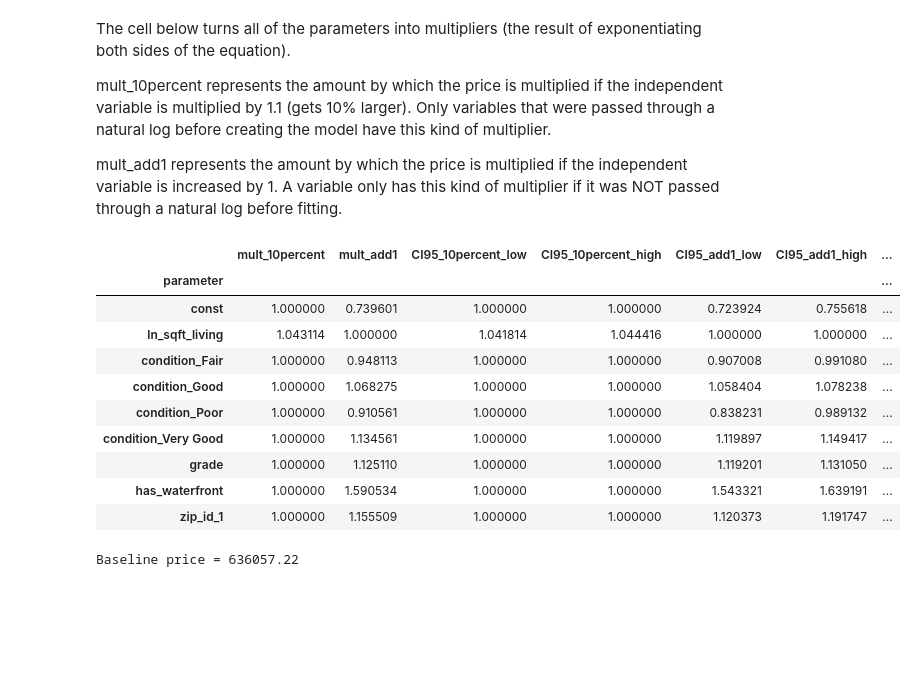
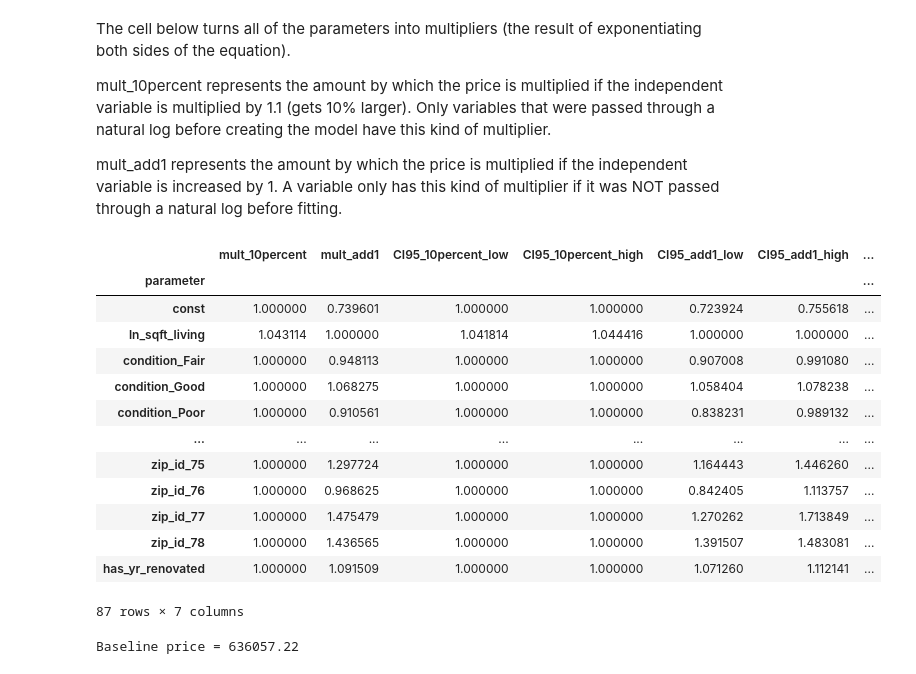
Before and after one commit to daviderics/KC-House-Sales-Phase-2-Project, a Jupyter notebook: student.ipynb, the cells around one changed output. Saved outputs shown, nothing was run; the diff lists cells and outputs as text; code cells hidden in the pictures; blank space fills up the shorter version.

```diff
--- a/student.ipynb
+++ b/student.ipynb
@@ -839,33 +839,36 @@ mult_add1 represents the amount by which the price is multiplied if the independ
 # %%
 df_results = pd.DataFrame({'parameter': [par for par in results.params.index],\
                            'mult_10percent': [1.1**results.params[par] if par[0:3] == 'ln_' else 1 \
                                               for par in results.params.index],\
                            'mult_add1': [np.exp(results.params[par]) if par[0:3] != 'ln_' else 1 \
                                          for par in results.params.index],\
                            'CI95_10percent_low':[1.1**(results.params[par]-2*np.sqrt(results.cov_params()[par][par])) \
                                                  if par[0:3] == 'ln_' else 1 for par in results.params.index],\
                            'CI95_10percent_high':[1.1**(results.params[par]+2*np.sqrt(results.cov_params()[par][par])) \
                                                   if par[0:3] == 'ln_' else 1 for par in results.params.index],\
                            'CI95_add1_low':[np.exp(results.params[par]-2*np.sqrt(results.cov_params()[par][par])) \
                                             if par[0:3] != 'ln_' else 1 for par in results.params.index],\
                            'CI95_add1_high':[np.exp(results.params[par]+2*np.sqrt(results.cov_params()[par][par])) \
                                             if par[0:3] != 'ln_' else 1 for par in results.params.index],\
                            'p-value':[results.pvalues[par] for par in results.params.index]}
                           )
 df_results.set_index('parameter', inplace=True)
-df_results[0:9]
+df_results
 # %% [output]
 |  | mult_10percent | mult_add1 | CI95_10percent_low | CI95_10percent_high | CI95_add1_low | CI95_add1_high | ... |
 | parameter |  |  |  |  |  |  | ... |
 | const | 1.000000 | 0.739601 | 1.000000 | 1.000000 | 0.723924 | 0.755618 | ... |
 | ln_sqft_living | 1.043114 | 1.000000 | 1.041814 | 1.044416 | 1.000000 | 1.000000 | ... |
 | condition_Fair | 1.000000 | 0.948113 | 1.000000 | 1.000000 | 0.907008 | 0.991080 | ... |
 | condition_Good | 1.000000 | 1.068275 | 1.000000 | 1.000000 | 1.058404 | 1.078238 | ... |
 | condition_Poor | 1.000000 | 0.910561 | 1.000000 | 1.000000 | 0.838231 | 0.989132 | ... |
-| condition_Very Good | 1.000000 | 1.134561 | 1.000000 | 1.000000 | 1.119897 | 1.149417 | ... |
-| grade | 1.000000 | 1.125110 | 1.000000 | 1.000000 | 1.119201 | 1.131050 | ... |
-| has_waterfront | 1.000000 | 1.590534 | 1.000000 | 1.000000 | 1.543321 | 1.639191 | ... |
-| zip_id_1 | 1.000000 | 1.155509 | 1.000000 | 1.000000 | 1.120373 | 1.191747 | ... |
+| ... | ... | ... | ... | ... | ... | ... | ... |
+| zip_id_75 | 1.000000 | 1.297724 | 1.000000 | 1.000000 | 1.164443 | 1.446260 | ... |
+| zip_id_76 | 1.000000 | 0.968625 | 1.000000 | 1.000000 | 0.842405 | 1.113757 | ... |
+| zip_id_77 | 1.000000 | 1.475479 | 1.000000 | 1.000000 | 1.270262 | 1.713849 | ... |
+| zip_id_78 | 1.000000 | 1.436565 | 1.000000 | 1.000000 | 1.391507 | 1.483081 | ... |
+| has_yr_renovated | 1.000000 | 1.091509 | 1.000000 | 1.000000 | 1.071260 | 1.112141 | ... |
+87 rows × 7 columns
 # %%
 # Get baseline price
 
```
Also changed, not shown: parts of 13 cells of this notebook.
